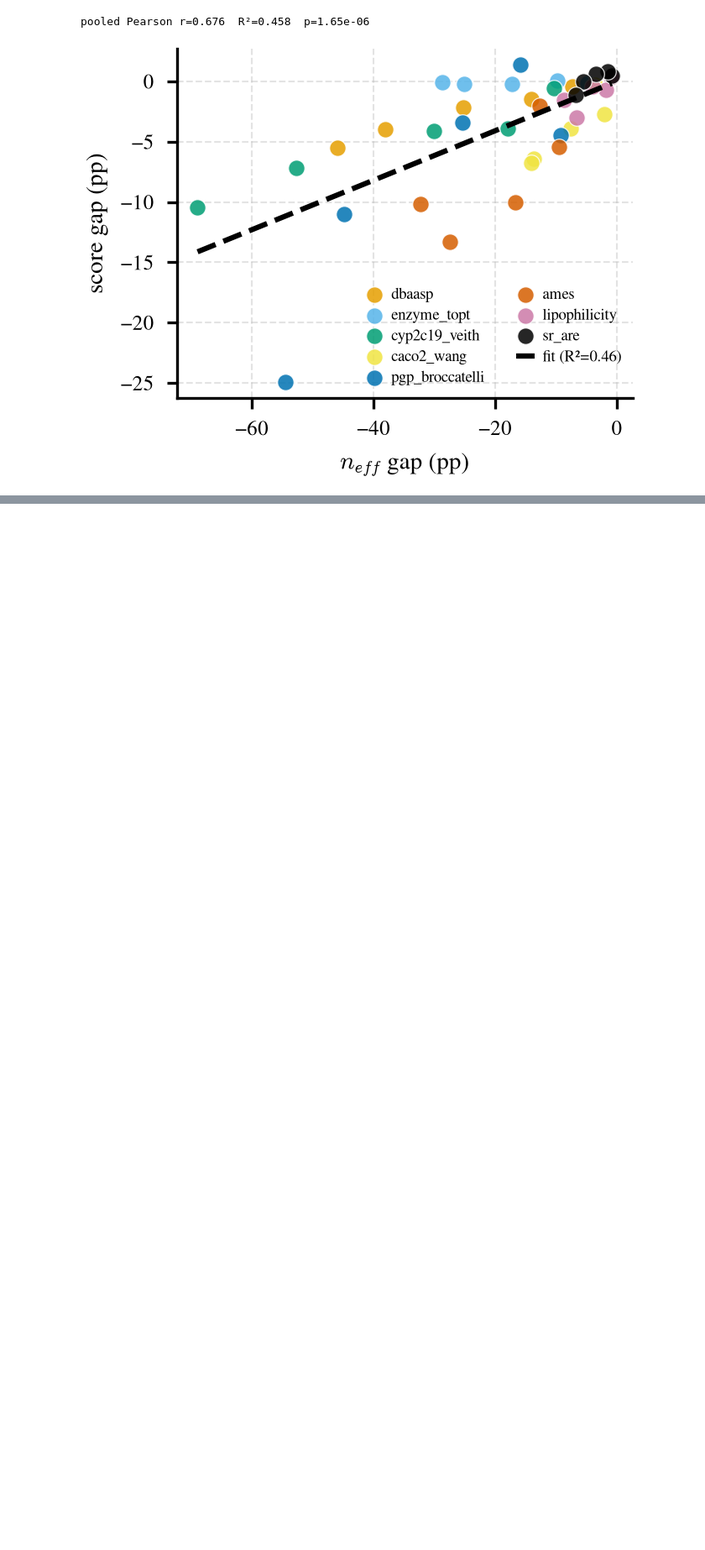
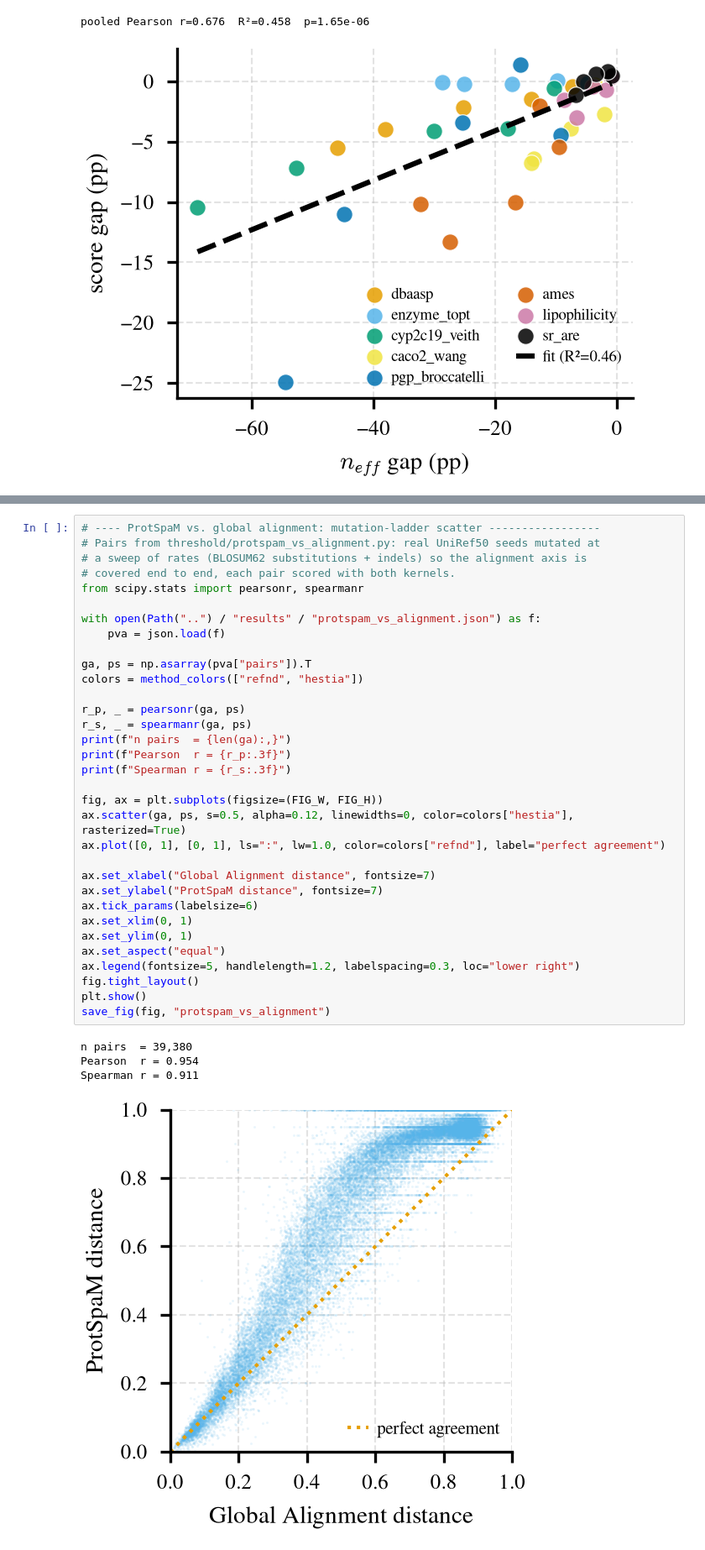
Before and after one commit to anthol42/refnd-paper, a Jupyter notebook: notebooks/comparison_figures.ipynb, the cells around one changed output, grey strips where cells are left out. Shown at 84% size. Cells and saved outputs as stored; diff of their text form; blank space fills up the shorter version.

```diff
--- a/notebooks/comparison_figures.ipynb
+++ b/notebooks/comparison_figures.ipynb
@@ -747,3 +805,41 @@ singleton_table
 | 4 | ames | mcc | 0.7 | 91.0 | 0.093625 | 0.116444 | -0.022819 | ... |
 | 5 | cyp2c19_veith | mcc | 0.5 | 3256.2 | 0.395391 | 0.422664 | -0.027273 | ... |
 | 6 | pgp_broccatelli | mcc | 0.6 | 174.6 | 0.388098 | 0.442430 | -0.054331 | ... |
+# %%
+# ---- ProtSpaM vs. global alignment: mutation-ladder scatter -----------------
+# Pairs from threshold/protspam_vs_alignment.py: real UniRef50 seeds mutated at
+# a sweep of rates (BLOSUM62 substitutions + indels) so the alignment axis is
+# covered end to end, each pair scored with both kernels.
+from scipy.stats import pearsonr, spearmanr
+
+with open(Path("..") / "results" / "protspam_vs_alignment.json") as f:
+    pva = json.load(f)
+
+ga, ps = np.asarray(pva["pairs"]).T
+colors = method_colors(["refnd", "hestia"])
+
+r_p, _ = pearsonr(ga, ps)
+r_s, _ = spearmanr(ga, ps)
+print(f"n pairs  = {len(ga):,}")
+print(f"Pearson  r = {r_p:.3f}")
+print(f"Spearman r = {r_s:.3f}")
+
+fig, ax = plt.subplots(figsize=(FIG_W, FIG_H))
+ax.scatter(ga, ps, s=0.5, alpha=0.12, linewidths=0, color=colors["hestia"], rasterized=True)
+ax.plot([0, 1], [0, 1], ls=":", lw=1.0, color=colors["refnd"], label="perfect agreement")
+
+ax.set_xlabel("Global Alignment distance", fontsize=7)
+ax.set_ylabel("ProtSpaM distance", fontsize=7)
+ax.tick_params(labelsize=6)
+ax.set_xlim(0, 1)
+ax.set_ylim(0, 1)
+ax.set_aspect("equal")
+ax.legend(fontsize=5, handlelength=1.2, labelspacing=0.3, loc="lower right")
+fig.tight_layout()
+plt.show()
+save_fig(fig, "protspam_vs_alignment")
+# %% [output]
+n pairs  = 39,380
+Pearson  r = 0.954
+Spearman r = 0.911
+[figure, added]
```
Also changed, not shown: parts of 1 cell of this notebook, 11 other files.
